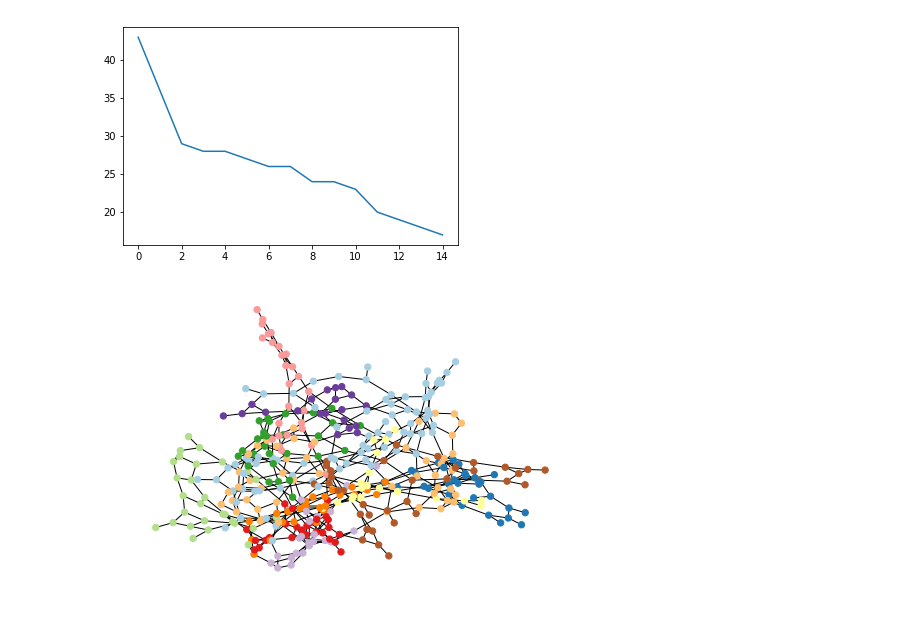
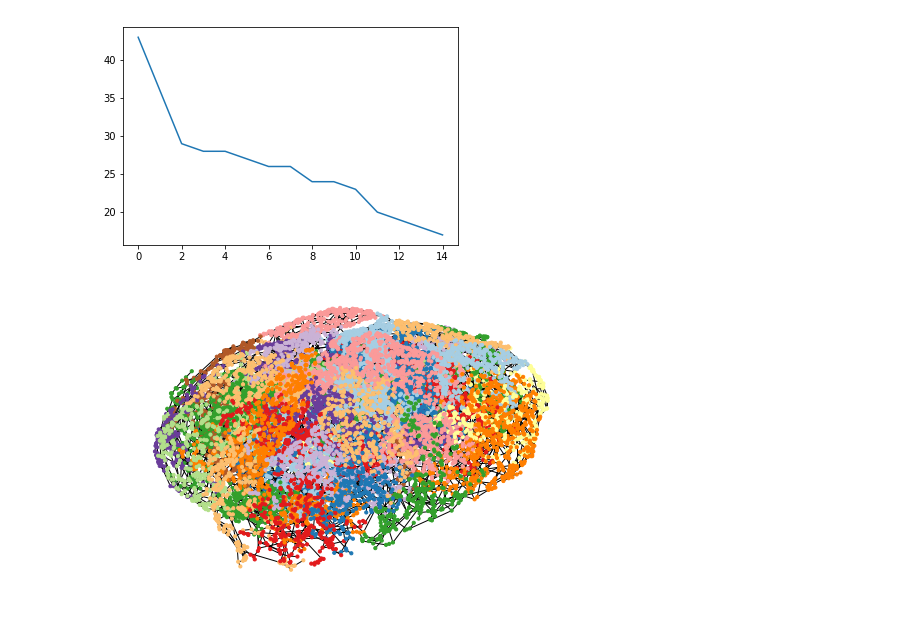
Before and after one commit to magdyksaleh/cs224w_ssm, a Jupyter notebook: notebooks/community.ipynb, the cells around one changed output. Drawn from its saved outputs; the diff is of its cells as text; code cells hidden in the pictures.

Commit message:
spatial plots

```diff
--- a/notebooks/community.ipynb
+++ b/notebooks/community.ipynb
@@ -7,6 +7,11 @@ import pandas as pd
 import leidenalg
 import igraph as ig
 import networkx as nx
+# %%
+def get_pos(txt_file):
+    coordinates = np.loadtxt(txt_file, delimiter = ' ')
+    coordinates = coordinates[:,:2]
+    return dict(zip(range(coordinates.shape[0]), coordinates))
 # %%
 G_LS174T = ig.Graph.Read_Edgelist('../data/Edgelist/LS174T_clean_EdgesList.txt', directed=True)
 G_SW1222 = ig.Graph.Read_Edgelist('../data/Edgelist/SW1222_clean_EdgesList.txt', directed=True)
@@ -50,6 +55,10 @@ for i,x in enumerate(part_Mes):
         nidx2clust_mes[y] = i
 # %%
 G_Mes_nx = nx.read_edgelist("../data/Edgelist/Mesentery_clean_EdgeList.txt", nodetype=int)
-nx.draw(G_Mes_nx, node_color=nidx2clust_mes, node_size=40, cmap=plt.cm.Paired)
+pos = nx.spring_layout(G_Mes_nx)
+nx.draw(G_Mes_nx, node_color=nidx2clust_mes, pos = pos, node_size=40, cmap=plt.cm.Paired)
-# %% [output]
-[figure, removed]
+# %%
+nidx2clust_LS = [0]*G_LS174T.vcount()
+for i,x in enumerate(part_LS):
+    for y in x:
+        nidx2clust_LS[y] = i
@@ -55,0 +70,7 @@ nx.draw(G_Mes_nx, node_color=nidx2clust_mes, node_size=40, cmap=plt.cm.Paired)
+# %%
+G_LS174T_nx = nx.read_edgelist("../data/Edgelist/LS174T_clean_EdgesList.txt", nodetype=int)
+LS174T_pos = get_pos('../data/og_files/LS174T_coordinates.txt')
+# print(LS174T_pos)
+nx.draw(G_LS174T_nx, node_color=np.asarray(nidx2clust_LS), pos = LS174T_pos, node_size=10, cmap=plt.cm.Paired)
+# %% [output]
+[figure, added]
```
Also changed, not shown: parts of 2 cells of this notebook, 6 other files.
